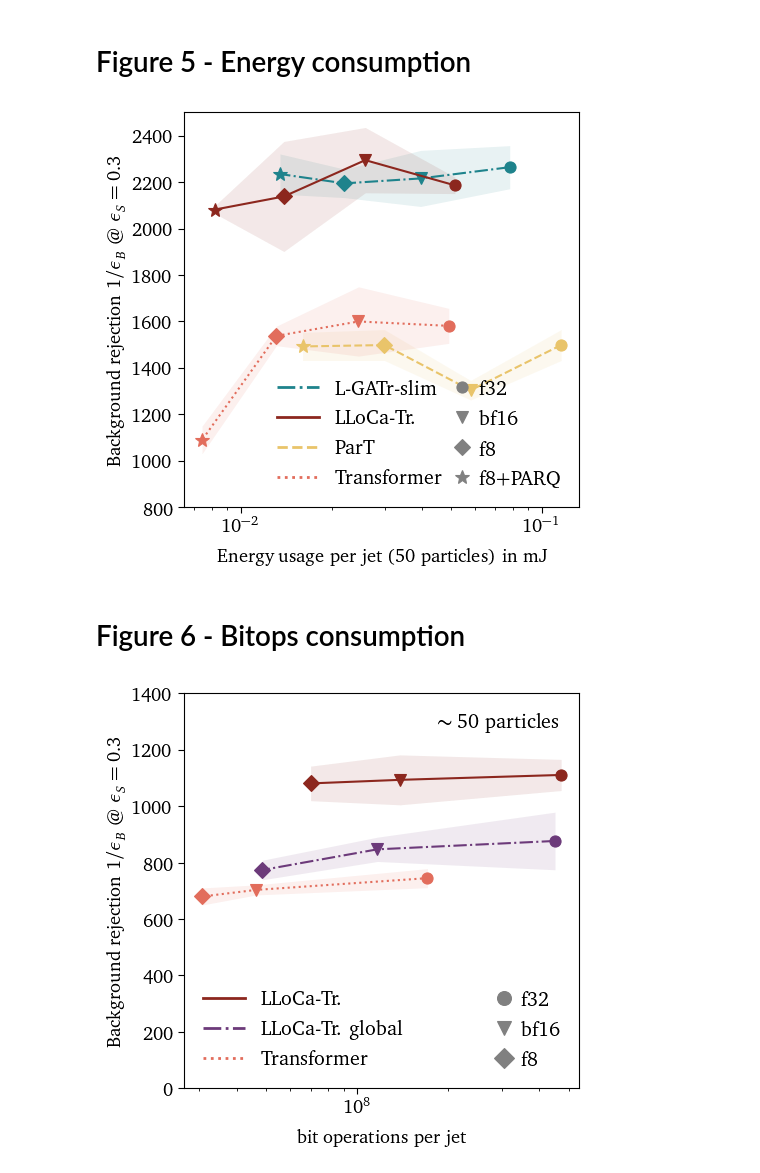
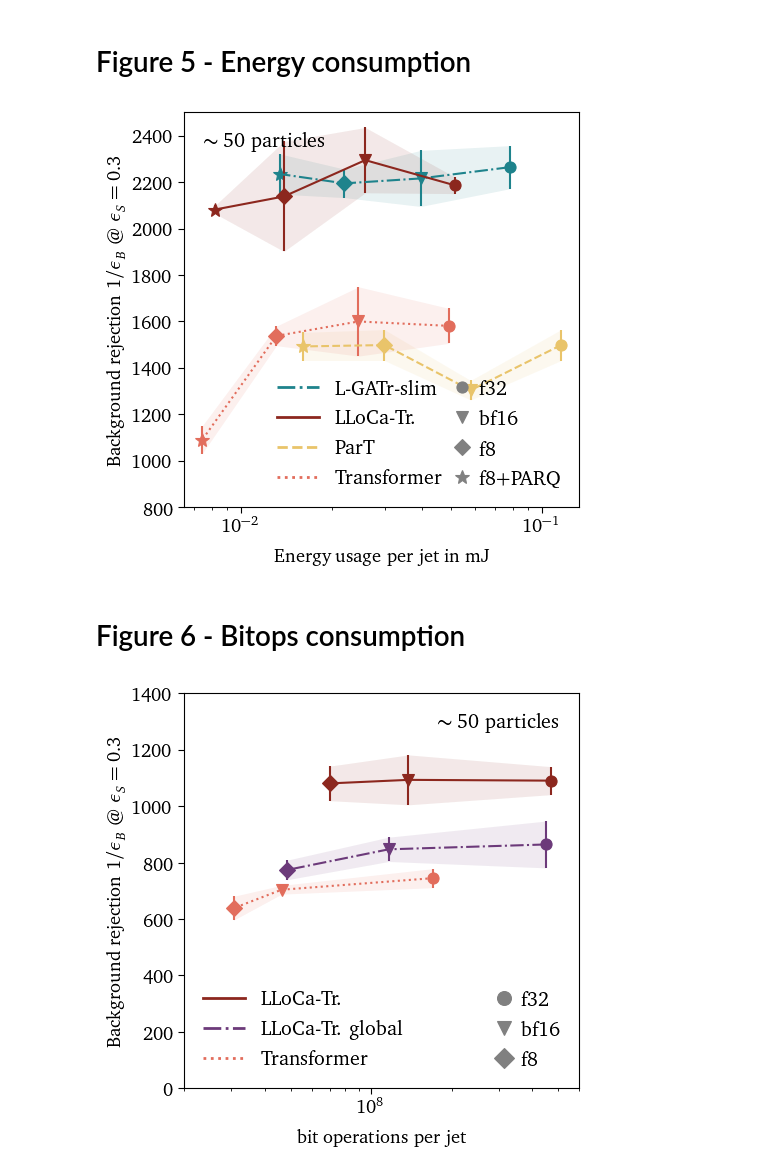
Before and after one commit to heidelberg-hepml/tagger-quantization, a Jupyter notebook: notebooks/plots.ipynb, the cells around one changed output. Cells and saved outputs as stored; diff of their text form; code cells hidden in the pictures.

```diff
--- a/notebooks/plots.ipynb
+++ b/notebooks/plots.ipynb
@@ -1238,7 +1238,7 @@ FIGSIZE = (5,5)
 
 ymin = 0
 ymax = 3100
-xmin = 1.2e3
+xmin = 1e3
 xmax = 3e6
 
 fig,ax=plt.subplots(figsize=FIGSIZE)
@@ -1255,7 +1255,7 @@ for label, color, marker, linestyle in zip(labels, colors, markers, linestyles):
         mean = mean[mask]
         std = std[mask]
 
-        ax.plot(p, mean, color=color, linestyle=linestyle, marker=marker, markersize=8)
+        ax.errorbar(p, mean, yerr=std, color=color, marker=marker, markersize=8)
         ax.fill_between(p, mean+std, mean-std,
                         edgecolor=color, color=color, alpha=0.1, lw=0.01)
         if "1k-ft" in keys:
@@ -1380,7 +1380,9 @@ linestyles = ["-.", "-", "--", ":", ":"]
 FIGSIZE = (5,5)
 
 ymin = 0
-ymax = 3000
+ymax = 3100
+xmin = 1e3
+xmax = 3e6
 
 fig,ax=plt.subplots(figsize=FIGSIZE)
 ax.set_xscale("log")
@@ -1396,7 +1398,7 @@ for label, color, marker, linestyle in zip(labels, colors, markers, linestyles):
         mean = mean[mask]
         std = std[mask]
 
-        ax.plot(p, mean, color=color, linestyle=linestyle, marker=marker, ms=8)
+        ax.errorbar(p, mean, yerr=std, color=color, linestyle=linestyle, marker=marker, ms=8)
         ax.fill_between(p, mean+std, mean-std,
                         edgecolor=color, color=color, alpha=0.1, lw=0.01)
 
@@ -1417,6 +1419,7 @@ ax.tick_params(axis='both', which='major', labelsize=FONTSIZE)
 ax.xaxis.set_label_coords(0.5, X_LABEL_POS)
 ax.yaxis.set_label_coords(Y_LABEL_POS, 0.5)
 ax.set_ylim(ymin, ymax)
+ax.set_xlim(xmin, xmax)
 plt.subplots_adjust(LEFT, BOTTOM, RIGHT, TOP)
 fig.savefig(file, format="pdf")
 plt.show()
@@ -1529,12 +1532,12 @@ for label, color, linestyle in zip(labels, colors, linestyles):
         if m is None or s is None:
             continue
         ax.plot(e, m, color=color, marker=mar, ms=mars)
-    ax.plot(ener, mean, color=color, linestyle=linestyle)
+    ax.errorbar(ener, mean, yerr=std, color=color, linestyle=linestyle)
     ax.fill_between(ener, mean+std, mean-std,
                     edgecolor=color, color=color, alpha=0.1, lw=0.01)
 
 ax.set_ylabel(r"Background rejection $1/\epsilon_B\ @\ \epsilon_S=0.3$", fontsize=FONTSIZE)
-ax.set_xlabel("Energy usage per jet (50 particles) in mJ", fontsize=FONTSIZE)
+ax.set_xlabel("Energy usage per jet in mJ", fontsize=FONTSIZE)
 
 handles1 = [Line2D([0,1], [0,0], color=c, lw=2, linestyle=ls) for c, ls in zip(colors, linestyles)]
 labels1 = labels
@@ -1558,8 +1561,8 @@ leg2 = ax.legend(
 )
 ax.add_artist(leg1)
 
-#ax.text(.05, .95, s=mode, horizontalalignment="left", verticalalignment="top",
-#                    transform=ax.transAxes)
+ax.text(.05, .95, s=r"$\sim 50$ particles", horizontalalignment="left", verticalalignment="top",
+                    transform=ax.transAxes)
 ax.tick_params(axis='both', which='major', labelsize=FONTSIZE)
 ax.xaxis.set_label_coords(0.5, X_LABEL_POS)
 ax.yaxis.set_label_coords(Y_LABEL_POS, 0.5)
@@ -1568,7 +1571,7 @@ plt.subplots_adjust(LEFT, BOTTOM, RIGHT, TOP)
 fig.savefig("energy.pdf", format="pdf")
 plt.show()
 # %% [output]
-[figure, old version]
+[figure, new version]
 # %% [markdown]
 # Figure 6 - Bitops consumption
 # %%
@@ -1587,21 +1590,18 @@ model_map_inv = {v: k for k, v in model_map.items()}
 metrics = {
     "Transformer": {
         "float32,float32": [742,777,713,704,789],
-        "float16,float16": [716,732,691,684,694],
-        "float8,float8": [704,687,706,680,623],
-        #"float8,ternary": [],
+        "float16,float16": [716,732,691,684,694,706,684,704,704,724],
+        "float8,float8": [592,669,660,584,687],
     },
     "LLoCa-Tr.": {
-        "float32,float32": [1074,1080,1068,1116,1216],
+        "float32,float32": [1074,1080,1068,1116,1216,1122,1063,1035,1041,1091],
         "float16,float16": [1010,1080,1262,1080,1035],
         "float8,float8": [1015,1188,1063,1103,1035],
-        #"float8,ternary": [],
     },
     "LLoCa-Tr. global": {
-        "float32,float32": [719,828,930,882,1025],
+        "float32,float32": [719,828,930,882,1025,863,930,886,801,780],
         "float16,float16": [783,897,814,856,886],
         "float8,float8": [786,726,762,821],
-        #"float8,ternary": [],
     },
 }
 metrics = {key: {k: {"mean": np.mean(v), "std": np.std(v)} for k, v in value.items()}
@@ -1627,6 +1627,8 @@ markers = {
 
 ymin = 0
 ymax = 1400
+xmin = 2e7
+xmax = 6e8
 
 fig,ax=plt.subplots(figsize=(5,5))
 ax.set_xscale("log")
@@ -1648,7 +1650,7 @@ for label, color, linestyle in zip(labels, colors, linestyles):
         if m is None or s is None:
             continue
         ax.plot(e, m, color=color, marker=mar, markersize=8)
-    ax.plot(bo, mean, color=color, linestyle=linestyle)
+    ax.errorbar(bo, mean, yerr=std, color=color, linestyle=linestyle)
     ax.fill_between(bo, mean+std, mean-std,
                     edgecolor=color, color=color, alpha=0.1, lw=0.01)
 
@@ -1660,34 +1662,35 @@ labels1 = labels
 leg1 = ax.legend(
     handles1, labels1, loc="lower left", bbox_to_anchor=(0,0),
     frameon=False,
 )
 ms = [markers[k] for k in keys]
 handles2 = [
     Line2D(
         [0],[0], linestyle="None", marker=m,
         markersize=10, markerfacecolor="0.5",
         markeredgecolor="0.5"
     ) for m in ms
 ]
 labels2 = [key_labels[k] for k in keys]
 leg2 = ax.legend(
     handles2, labels2, loc="lower right", bbox_to_anchor=(1,0),
     frameon=False,
     handlelength=0,
 )
 ax.add_artist(leg1)
 
 ax.text(.95, .95, s=r"$\sim 50$ particles", horizontalalignment="right", verticalalignment="top",
         transform=ax.transAxes)
 ax.tick_params(axis='both', which='major', labelsize=FONTSIZE)
 ax.xaxis.set_label_coords(0.5, X_LABEL_POS)
 ax.yaxis.set_label_coords(Y_LABEL_POS, 0.5)
 ax.set_ylim(ymin, ymax)
+ax.set_xlim(xmin, xmax)
 plt.subplots_adjust(LEFT, BOTTOM, RIGHT, TOP)
 fig.savefig(file2, format="pdf")
 plt.show()
 # %% [output]
-[figure, old version]
+[figure, new version]
 # %%
 with open("../cost_estimate/bitops_30.json", "r") as file:
     bitops = json.load(file)
```
Also changed, not shown: parts of 6 cells of this notebook.
